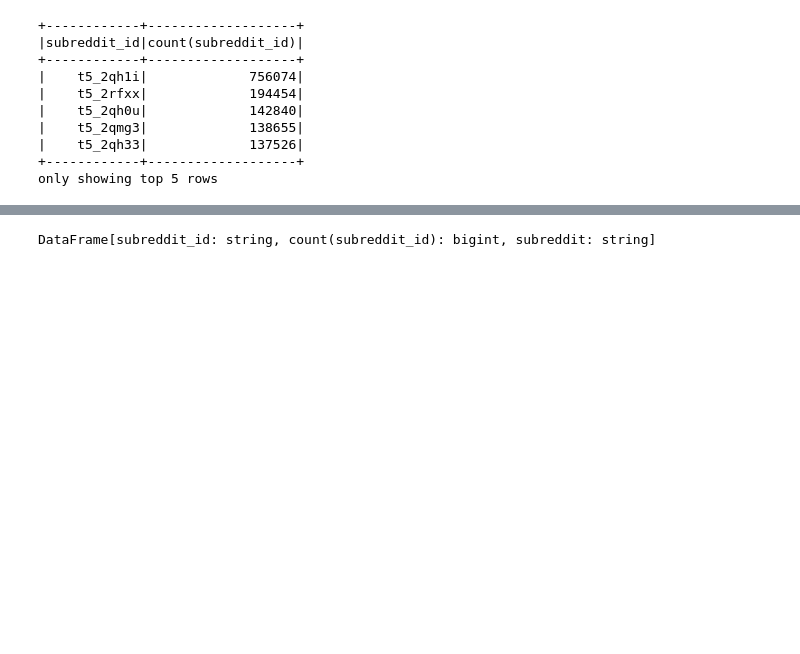
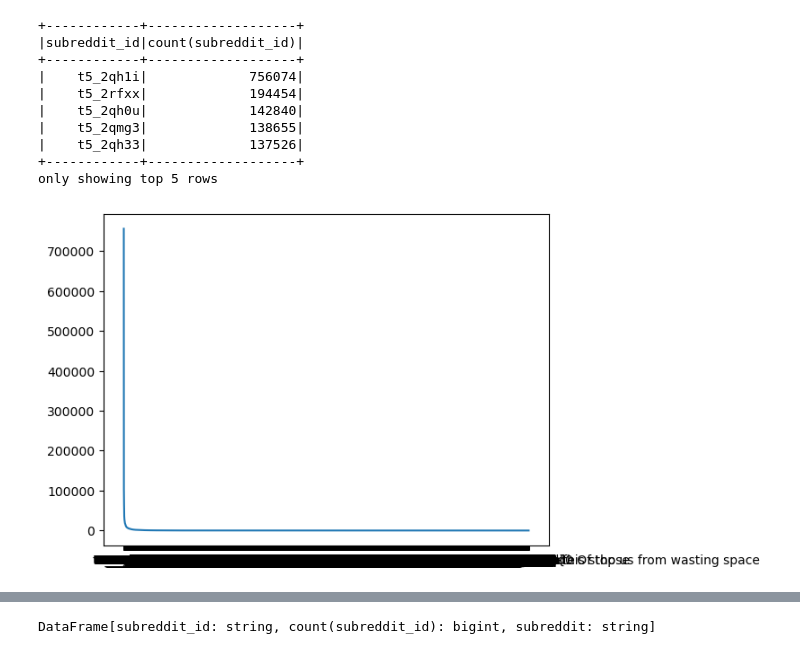
Before and after one commit to bmfeciura/ds5110-project, a Jupyter notebook: Jordan_subset.ipynb, the cells around one changed output, grey strips where cells are left out. Drawn from its saved outputs; the diff is of its cells as text; code cells hidden in the pictures; blank space fills up the shorter version.

```diff
--- a/Jordan_subset.ipynb
+++ b/Jordan_subset.ipynb
@@ -92,3 +92,10 @@ top_sr.show(5)
 |    t5_2qh33|             137526|
 +------------+-------------------+
 only showing top 5 rows
+# %%
+import matplotlib.pyplot as plt
+pd_df = top_sr.toPandas()
+plt.plot(pd_df['subreddit_id'],pd_df['count(subreddit_id)'])
+plt.show()
+# %% [output]
+[figure, added]
```
Also changed, not shown: parts of 2 cells of this notebook, 1 other file.
